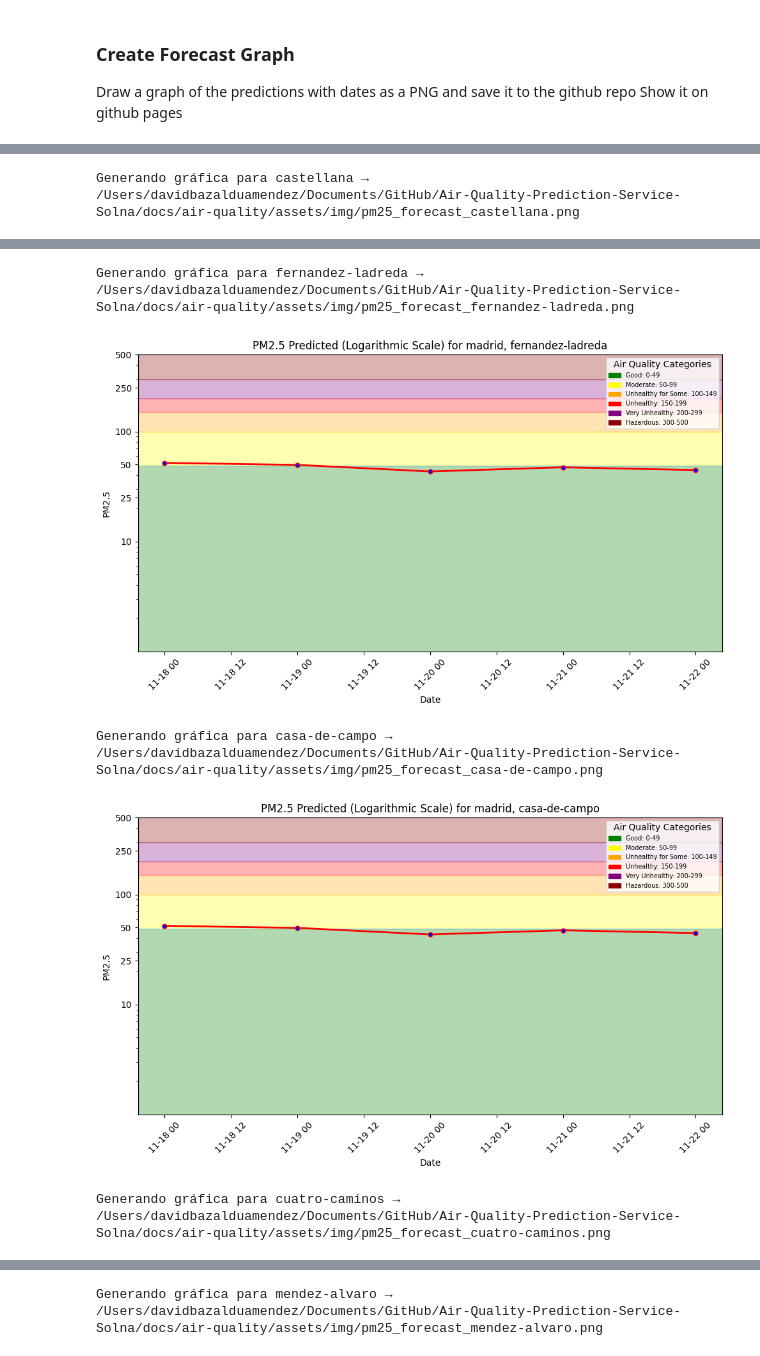
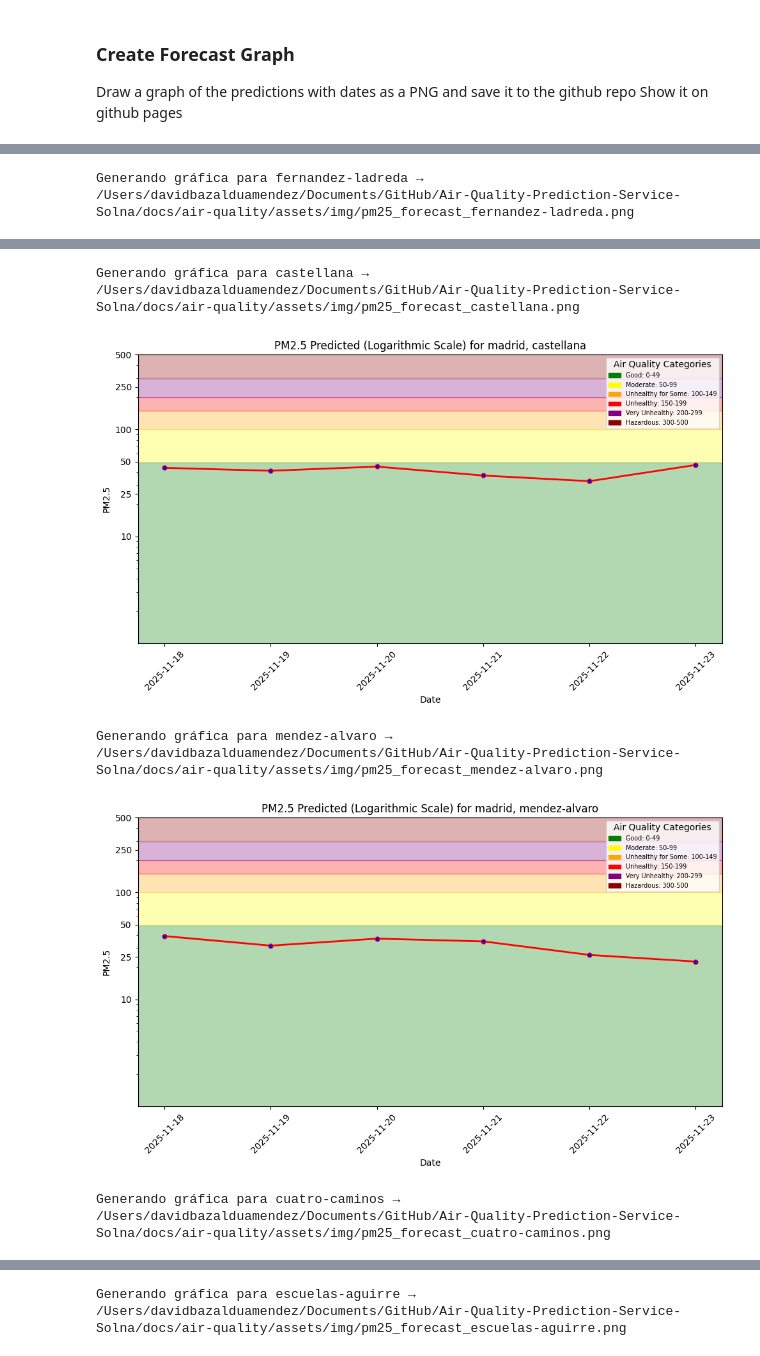
Before and after one commit to david-bazalduaa/Air-Quality-Prediction-Service-Madrid, a Jupyter notebook: notebooks/4_air_quality_batch_inference.ipynb, the cells around one changed output, grey strips where cells are left out. Saved outputs shown, nothing was run; the diff lists cells and outputs as text; code cells hidden in the pictures.

```diff
--- a/notebooks/4_air_quality_batch_inference.ipynb
+++ b/notebooks/4_air_quality_batch_inference.ipynb
@@ -94,7 +96,7 @@ mr = project.get_model_registry()
 
 retrieved_model = mr.get_model(
     name="air_quality_xgboost_model",
-    version=11,
+    version=13,
 )
 
 fv = retrieved_model.get_feature_view()
@@ -115,8 +117,20 @@ Downloading model artifact (1 dirs, 9 files)... DONE
 # %%
 # Loading the XGBoost regressor model and label encoder from the saved model directory
 #retrieved_xgboost_model = joblib.load(saved_model_dir + "/xgboost_regressor.pkl")
-retrieved_xgboost_model = XGBRegressor(
+retrieved_xgboost_model = XGBRegressor(    colsample_bytree=0.9,
+    gamma=0.1,
+    learning_rate=0.03,
+    max_depth=3,
+    min_child_weight=1,
+    n_estimators=200,
+    reg_alpha=0.0,
+    reg_lambda=1.0,
+    subsample=0.9,
+    objective="reg:squarederror",
+    tree_method="hist",
+    random_state=42
 )
+
 retrieved_xgboost_model.load_model(saved_model_dir + "/model.json")
 
 # Displaying the retrieved XGBoost regressor model
@@ -326,3 +331,4 @@ Finished: Reading data from Hopsworks, using Hopsworks Feature Query Service (2.
 # %%
-result_df.head(50)
+result_df = result_df.drop(columns=["pm25"])
+result_df.sort_values(by=["country", "city", "street", "date"]).head(42)
 # %% [output]
@@ -519,8 +381,8 @@ img_dir = f"{root_dir}/docs/air-quality/assets/img"
 os.makedirs(img_dir, exist_ok=True)
 
 # Recorremos cada sensor/calle
-for sensor_id in batch_data['sensor_id'].unique():
-    df_sensor = batch_data[batch_data['sensor_id'] == sensor_id].copy()
+for sensor_id in result_df['sensor_id'].unique():
+    df_sensor = result_df[result_df['sensor_id'] == sensor_id].copy()
     df_sensor = df_sensor.sort_values('date')
 
     # nombre bonito de la calle (viene en la columna street)
@@ -548 +410 @@ Generando gráfica para escuelas-aguirre → /Users/davidbazalduamendez/Document
-Generando gráfica para castellana → /Users/davidbazalduamendez/Documents/GitHub/Air-Quality-Prediction-Service-Solna/docs/air-quality/assets/img/pm25_forecast_castellana.png
+Generando gráfica para fernandez-ladreda → /Users/davidbazalduamendez/Documents/GitHub/Air-Quality-Prediction-Service-Solna/docs/air-quality/assets/img/pm25_forecast_fernandez-ladreda.png
@@ -550,5 +412,5 @@ Generando gráfica para castellana → /Users/davidbazalduamendez/Documents/GitH
-Generando gráfica para fernandez-ladreda → /Users/davidbazalduamendez/Documents/GitHub/Air-Quality-Prediction-Service-Solna/docs/air-quality/assets/img/pm25_forecast_fernandez-ladreda.png
+Generando gráfica para castellana → /Users/davidbazalduamendez/Documents/GitHub/Air-Quality-Prediction-Service-Solna/docs/air-quality/assets/img/pm25_forecast_castellana.png
-[figure, old version]
+[figure, new version]
-Generando gráfica para casa-de-campo → /Users/davidbazalduamendez/Documents/GitHub/Air-Quality-Prediction-Service-Solna/docs/air-quality/assets/img/pm25_forecast_casa-de-campo.png
+Generando gráfica para mendez-alvaro → /Users/davidbazalduamendez/Documents/GitHub/Air-Quality-Prediction-Service-Solna/docs/air-quality/assets/img/pm25_forecast_mendez-alvaro.png
-[figure, old version]
+[figure, new version]
 Generando gráfica para cuatro-caminos → /Users/davidbazalduamendez/Documents/GitHub/Air-Quality-Prediction-Service-Solna/docs/air-quality/assets/img/pm25_forecast_cuatro-caminos.png
@@ -556 +418 @@ Generando gráfica para cuatro-caminos → /Users/davidbazalduamendez/Documents/
-Generando gráfica para mendez-alvaro → /Users/davidbazalduamendez/Documents/GitHub/Air-Quality-Prediction-Service-Solna/docs/air-quality/assets/img/pm25_forecast_mendez-alvaro.png
+Generando gráfica para escuelas-aguirre → /Users/davidbazalduamendez/Documents/GitHub/Air-Quality-Prediction-Service-Solna/docs/air-quality/assets/img/pm25_forecast_escuelas-aguirre.png
```
Also changed, not shown: parts of 21 cells of this notebook, 19 other files.
